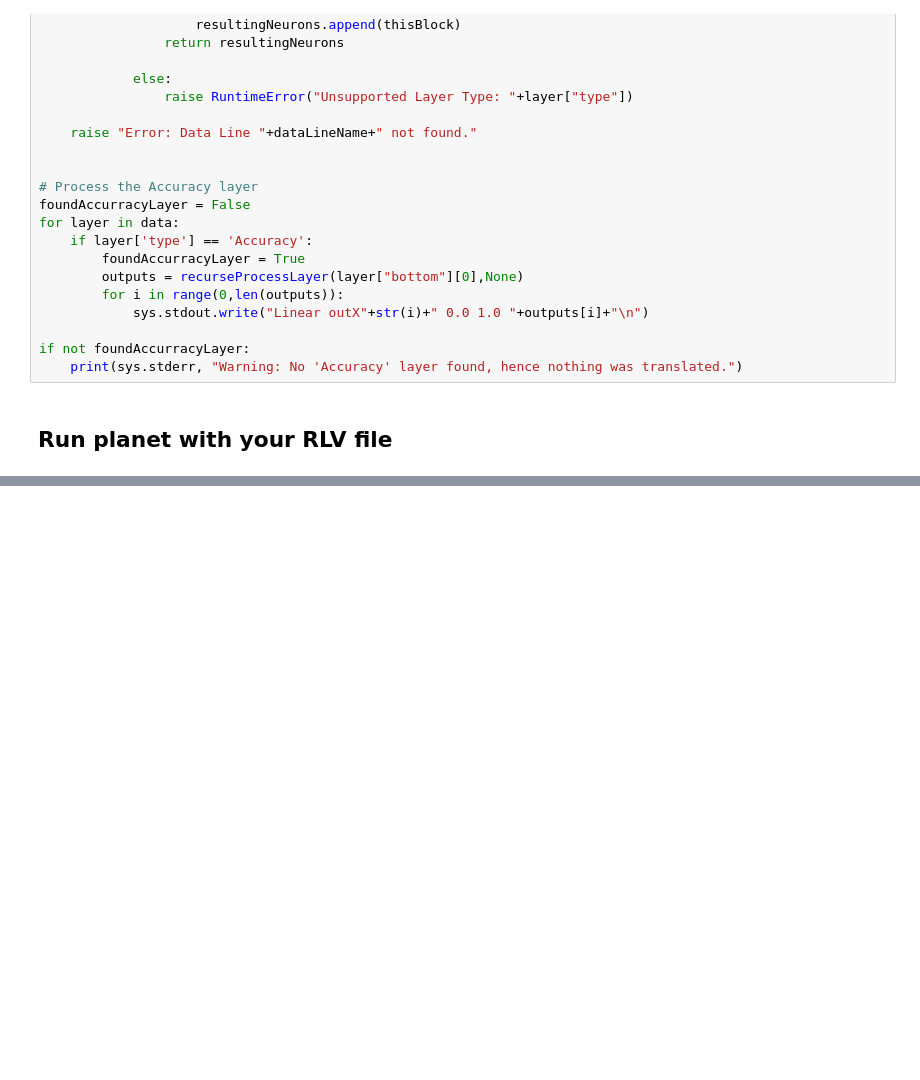
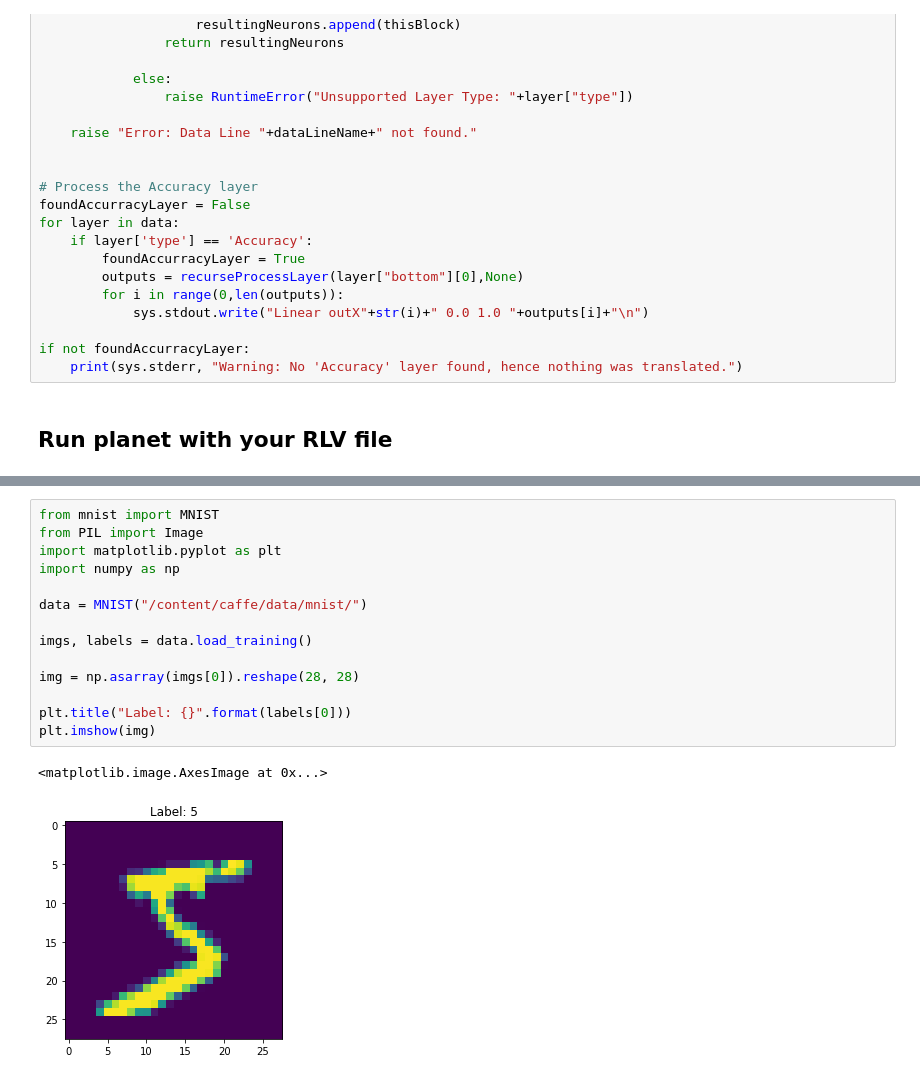
Before and after one commit to DDiekmann/Applied-Verification-Lab-Neural-Networks, a Jupyter notebook: Tutorials/Planet.ipynb, the cells around one changed output, grey strips where cells are left out. Drawn from its saved outputs; the diff is of its cells as text; blank space fills up the shorter version.

```diff
--- a/Tutorials/Planet.ipynb
+++ b/Tutorials/Planet.ipynb
@@ -721,0 +798,17 @@ if not foundAccurracyLayer:
+# %%
+from mnist import MNIST
+from PIL import Image
+import matplotlib.pyplot as plt
+import numpy as np
+
+data = MNIST("/content/caffe/data/mnist/")
+
+imgs, labels = data.load_training()
+
+img = np.asarray(imgs[0]).reshape(28, 28)
+
+plt.title("Label: {}".format(labels[0]))
+plt.imshow(img)
+# %% [output]
+<matplotlib.image.AxesImage at 0x...>
+[figure, added]
```
Also changed, not shown: parts of 24 cells of this notebook.
